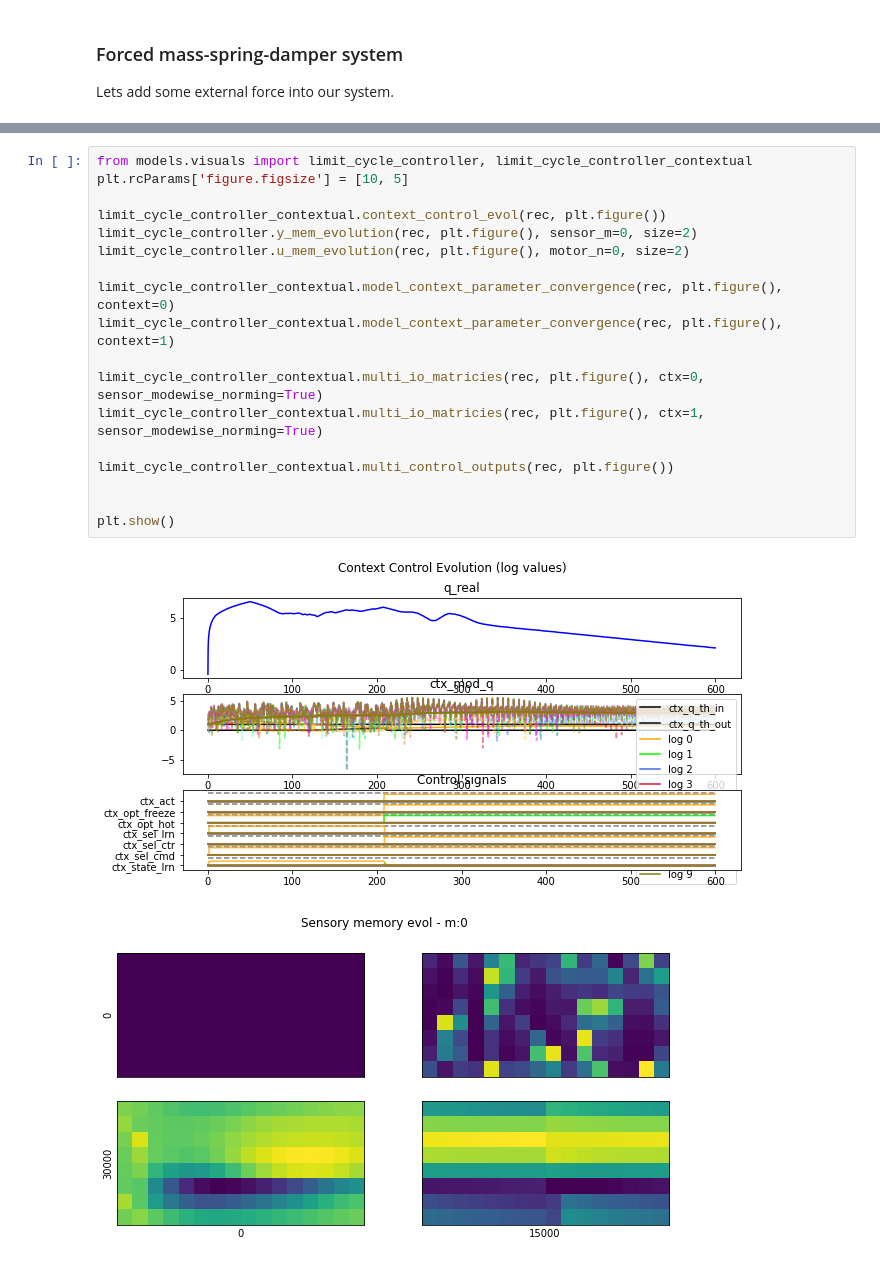
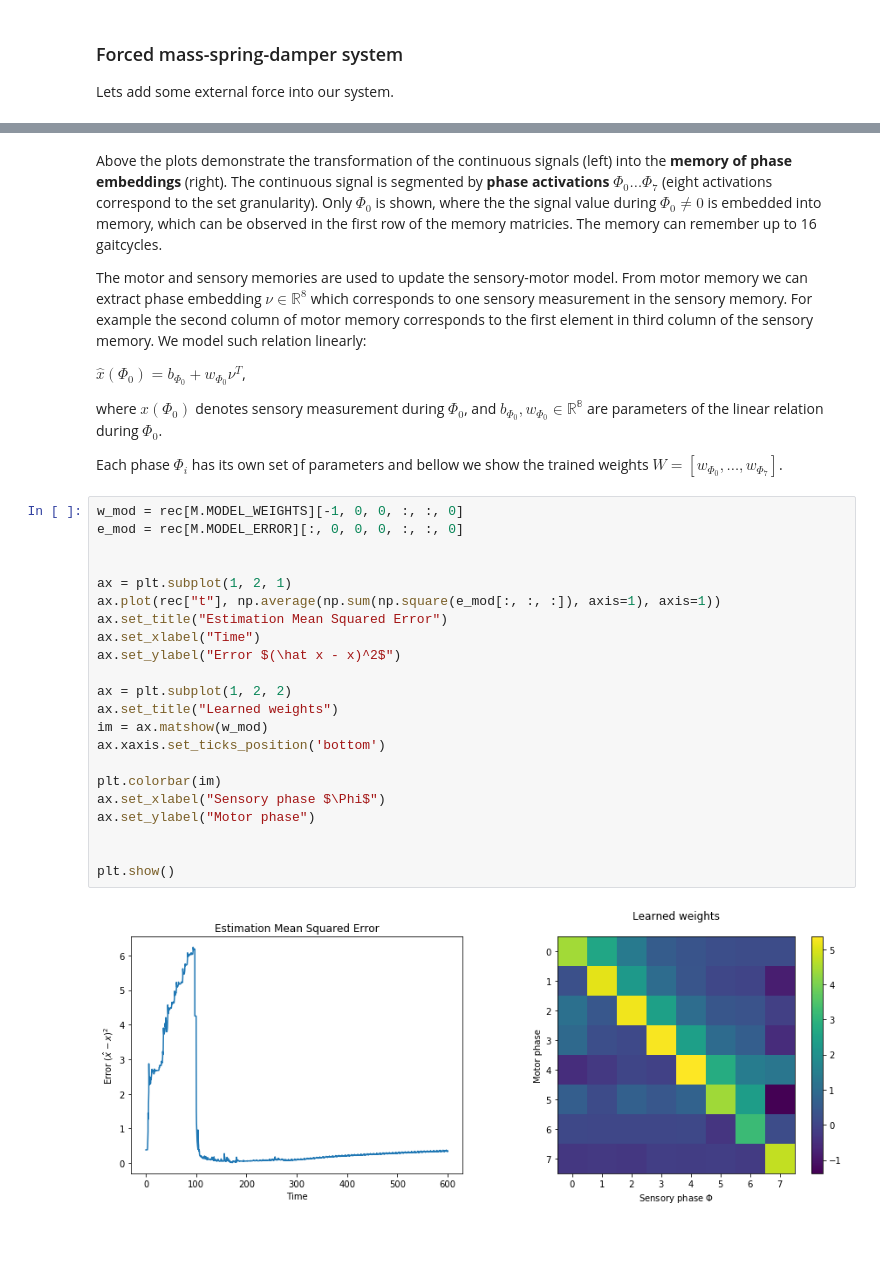
Before and after one commit to comrob/cpgim, a Jupyter notebook: mass_spring_damper_demo.ipynb, the cells around one changed output, grey strips where cells are left out. Cells and saved outputs as stored; diff of their text form.

```diff
--- a/mass_spring_damper_demo.ipynb
+++ b/mass_spring_damper_demo.ipynb
@@ -326,21 +387,34 @@ plt.show()
+# %% [markdown]
+Above the plots demonstrate the transformation of the continuous signals (left) into the **memory of phase embeddings** (right). The continuous signal is segmented by **phase activations** $\Phi_0 \dots \Phi_7$ (eight activations correspond to the set granularity). Only $\Phi_0$ is shown, where the the signal value during $\Phi_0\neq0$ is embedded into memory, which can be observed in the first row of the memory matricies. The memory can remember up to 16 gaitcycles.
+
+The motor and sensory memories are used to update the sensory-motor model. From motor memory we can extract phase embedding $\nu\in\mathbb R^8$ which corresponds to one sensory measurement in the sensory memory. For example the second column of motor memory corresponds to the first element in third column of the sensory memory. We model such relation linearly:
+
+$\hat x(\Phi_0) = b_{\Phi_0} + w_{\Phi_0} \nu^T$,
+
+where $x(\Phi_0)$ denotes sensory measurement during $\Phi_0$, and $b_{\Phi_0},w_{\Phi_0}\in\mathbb{R^8}$ are parameters of the linear relation during $\Phi_0$.
+
+Each phase $\Phi_i$ has its own set of parameters and bellow we show the trained weights $W=[w_{\Phi_0}, \dots, w_{\Phi_7}]$.
 # %%
-from models.visuals import limit_cycle_controller, limit_cycle_controller_contextual
-plt.rcParams['figure.figsize'] = [10, 5]
+w_mod = rec[M.MODEL_WEIGHTS][-1, 0, 0, :, :, 0]
+e_mod = rec[M.MODEL_ERROR][:, 0, 0, 0, :, :, 0]
 
-limit_cycle_controller_contextual.context_control_evol(rec, plt.figure())
-limit_cycle_controller.y_mem_evolution(rec, plt.figure(), sensor_m=0, size=2)
-limit_cycle_controller.u_mem_evolution(rec, plt.figure(), motor_n=0, size=2)
 
-limit_cycle_controller_contextual.model_context_parameter_convergence(rec, plt.figure(), context=0)
-limit_cycle_controller_contextual.model_context_parameter_convergence(rec, plt.figure(), context=1)
+ax = plt.subplot(1, 2, 1)
+ax.plot(rec["t"], np.average(np.sum(np.square(e_mod[:, :, :]), axis=1), axis=1))
+ax.set_title("Estimation Mean Squared Error")
+ax.set_xlabel("Time")
+ax.set_ylabel("Error $(\hat x - x)^2$")
 
-limit_cycle_controller_contextual.multi_io_matricies(rec, plt.figure(), ctx=0, sensor_modewise_norming=True)
-limit_cycle_controller_contextual.multi_io_matricies(rec, plt.figure(), ctx=1, sensor_modewise_norming=True)
+ax = plt.subplot(1, 2, 2)
+ax.set_title("Learned weights")
+im = ax.matshow(w_mod)
+ax.xaxis.set_ticks_position('bottom')
 
-limit_cycle_controller_contextual.multi_control_outputs(rec, plt.figure())
+plt.colorbar(im)
+ax.set_xlabel("Sensory phase $\Phi$")
+ax.set_ylabel("Motor phase")
 
 
 plt.show()
 # %% [output]
-[figure, old version]
+[figure, new version]
-[figure, removed]
```
Also changed, not shown: parts of 19 cells of this notebook, 1 other file.
